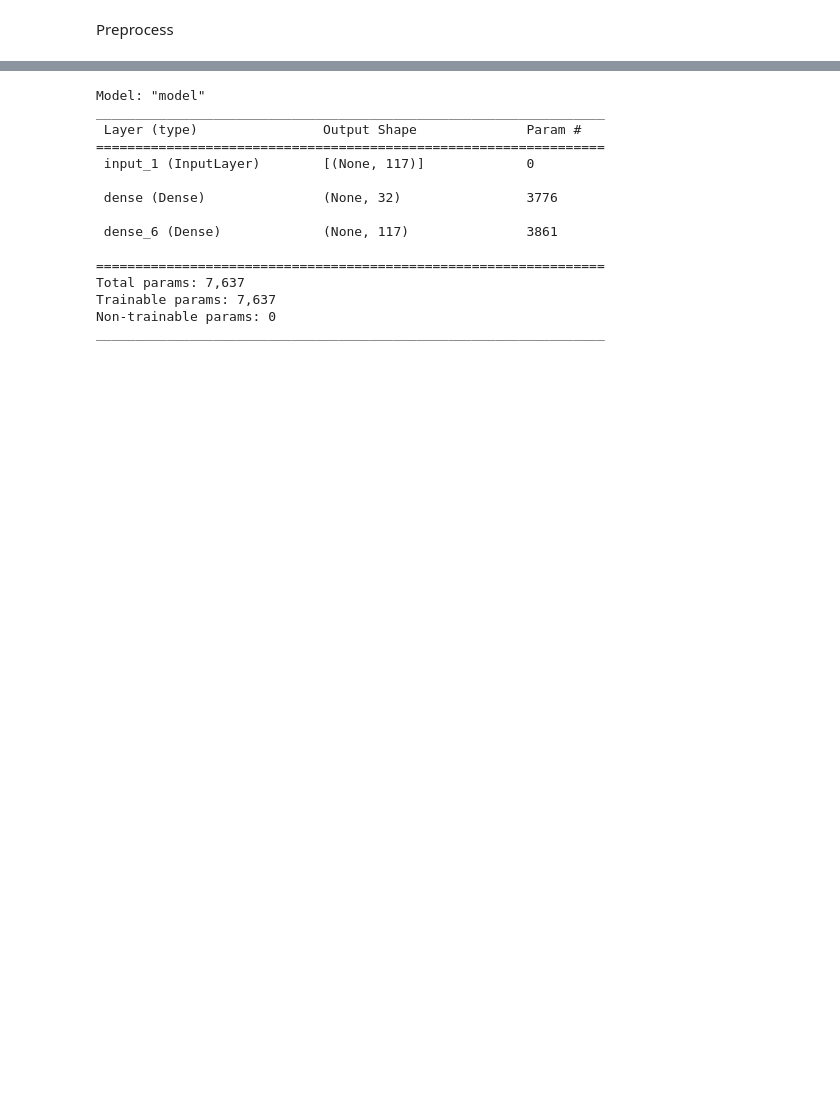
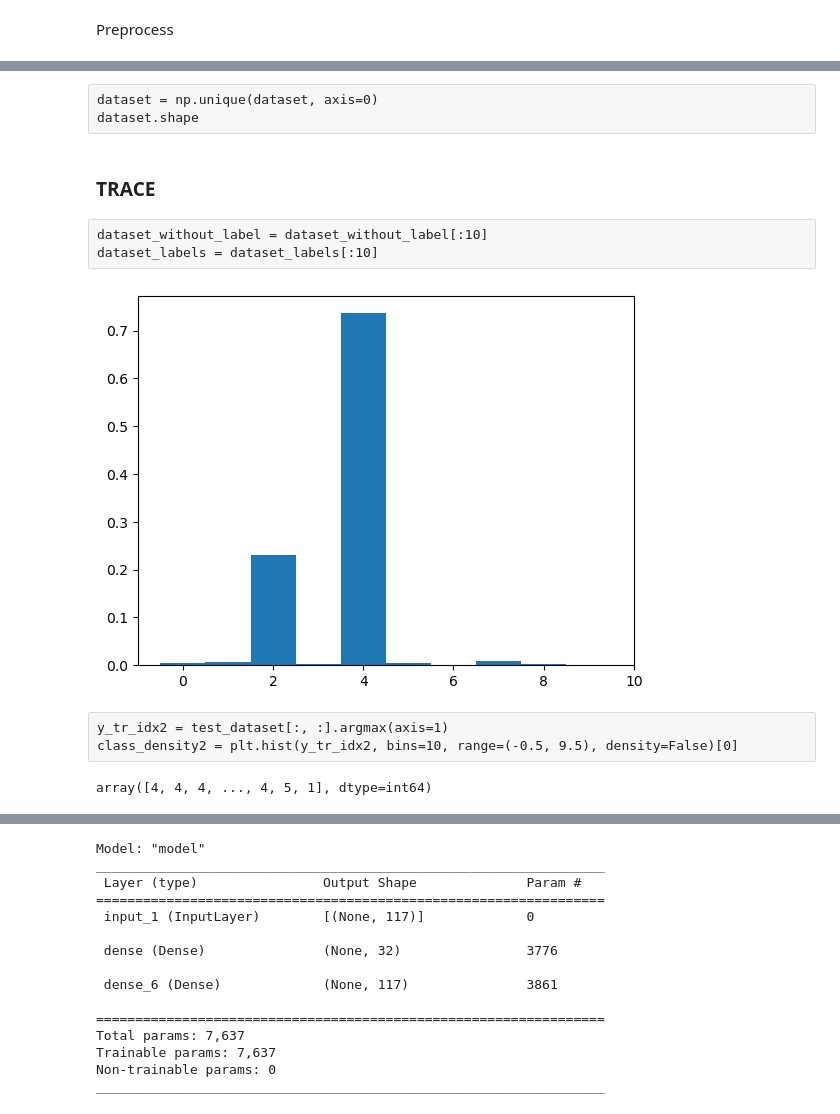
Before and after one commit to EhsanQA/A-Deep-Auto-Encoder-based-Approach-for-Intrusion-Detection-System, a Jupyter notebook: A Deep Auto-Encoder based Approach for Intrusion Detection System.ipynb, the cells around one changed output, grey strips where cells are left out. Cells and saved outputs as stored; diff of their text form; code cells hidden in the pictures; blank space fills up the shorter version.

```diff
--- a/A Deep Auto-Encoder based Approach for Intrusion Detection System.ipynb
+++ b/A Deep Auto-Encoder based Approach for Intrusion Detection System.ipynb
@@ -176,0 +104,14 @@ content = np.loadtxt('dataset.txt')
+# %%
+uniqued_dataset_2 = np.load('./kdd99_dataset_FINAL.npy', mmap_mode="r")
+# %%
+uniqued_dataset_2 = np.around(uniqued_dataset_2, 2)
+uniqued_dataset_2 = np.unique(uniqued_dataset_2, axis=0)
+test_dataset = np.around(test_dataset, 2)
+test_dataset = np.unique(test_dataset, axis=0)
+# %%
+dataset = uniqued_dataset_2
+# %% [raw]
+dataset = np.unique(dataset, axis=0)
+dataset.shape
+# %%
+dataset_labels = dataset[:, 117:]
@@ -176,0 +120,15 @@ content = np.loadtxt('dataset.txt')
+# %% [markdown]
+### TRACE
+# %% [raw]
+dataset_without_label = dataset_without_label[:10]
+dataset_labels = dataset_labels[:10]
+# %%
+y_tr_idx = dataset_labels[:, :].argmax(axis=1)
+class_density = plt.hist(y_tr_idx, bins=10, range=(-0.5, 9.5), density=True)[0]
+# class_weights = 1 / class_density
+# class_weights = class_weights / np.max(class_weights)
+# %% [output]
+[figure, added]
+# %% [raw]
+y_tr_idx2 = test_dataset[:, :].argmax(axis=1)
+class_density2 = plt.hist(y_tr_idx2, bins=10, range=(-0.5, 9.5), density=False)[0]
@@ -176,0 +145,4 @@ content = np.loadtxt('dataset.txt')
+# %%
+args[mask]
+# %% [output]
+array([4, 4, 4, ..., 4, 5, 1], dtype=int64)
```
Also changed, not shown: parts of 80 cells of this notebook.
